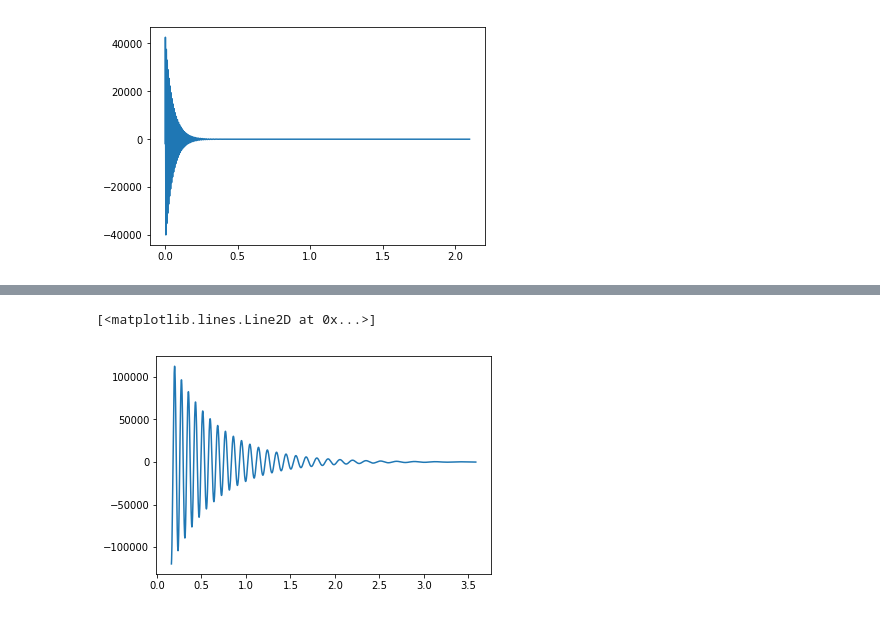
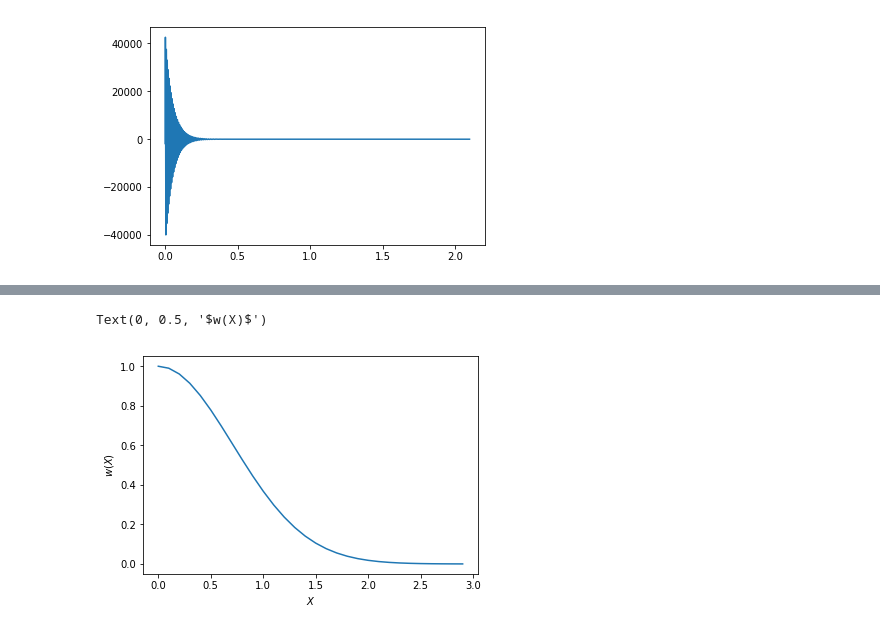
Before and after one commit to balintkaszas/boSchlieren, a Jupyter notebook: FrequencySweep.ipynb, the cells around one changed output, grey strips where cells are left out. Saved outputs shown, nothing was run; the diff lists cells and outputs as text; code cells hidden in the pictures.

```diff
--- a/FrequencySweep.ipynb
+++ b/FrequencySweep.ipynb
@@ -225,5 +223,4 @@ plt.plot(linramp(t, eps, 0.)/(t), result)
 # %%
-from scipy.special import erf, erfi
-
-def w(v):
-    return np.exp(-((1+0j)*v)**2) * (1 + 1j* erfi(v))
+from scipy.special import wofz
+def w(x):
+    return wofz(x)
@@ -249,7 +227,8 @@ def Q(t):
-# %%
-omegg = 0.614
-eps = 2*1e-2*oms**2
-plt.plot(linramp(t, eps, 0.1)/(t*omegg), (Q(t)), '-')
-# %% [output]
-[<matplotlib.lines.Line2D at 0x...>]
-[figure, removed]
+# %%
+x = np.arange(0., 3., 0.1)
+plt.plot(x, w(x), '-')
+plt.xlabel('$X$')
+plt.ylabel('$w(X)$')
+# %% [output]
+Text(0, 0.5, '$w(X)$')
+[figure, added]
```
Also changed, not shown: parts of 38 cells of this notebook.
